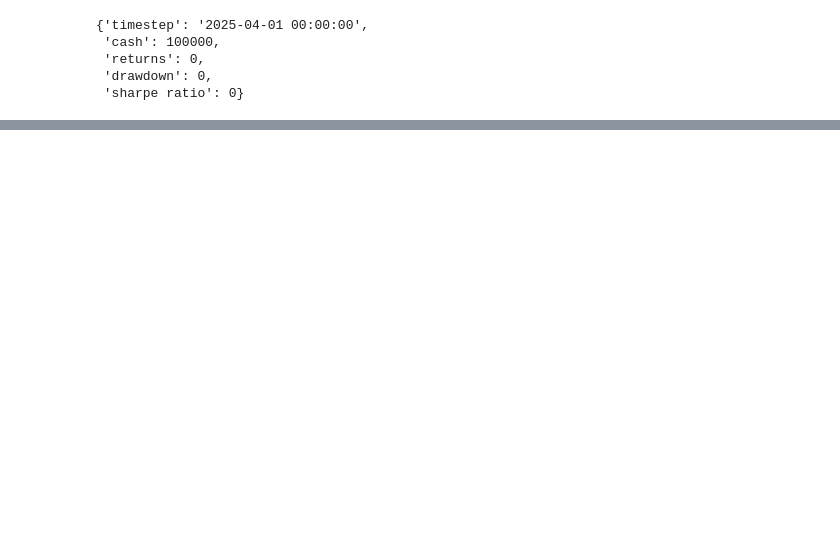
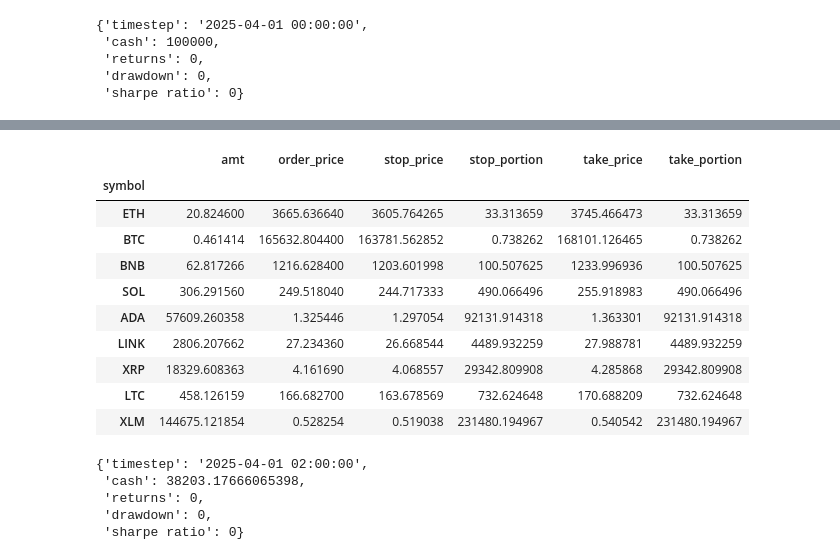
Before and after one commit to DivyanshGupta2006/Project-catRL, a Jupyter notebook: notebooks/backtesting.ipynb, the cells around one changed output, grey strips where cells are left out. Drawn from its saved outputs; the diff is of its cells as text; code cells hidden in the pictures; blank space fills up the shorter version.

```diff
--- a/notebooks/backtesting.ipynb
+++ b/notebooks/backtesting.ipynb
@@ -124,0 +308,3 @@ np.float64(100000.0)
+# %%
+candle2 = slippage.get_order_price(candle2, Pt)
+candle2
@@ -124,0 +329,3 @@ np.float64(100000.0)
+# %%
+candle2 = amount_calculator.calculate(candle2, Pt)
+candle2
@@ -124,0 +350,4 @@ np.float64(100000.0)
+# %%
+candle2 = stop_loss.get_stop_loss(candle2)
+candle2 = take_profit.get_take_profit(candle2)
+candle2
@@ -124,0 +372,3 @@ np.float64(100000.0)
+# %%
+order2 = place_order.place(candle2)
+order2
@@ -124,0 +393,25 @@ np.float64(100000.0)
+# %%
+execute_order.execute(order2)
+portfolio = read_file.read_portfolio()
+portfolio
+# %% [output]
+|  | amt | order_price | stop_price | stop_portion | take_price | take_portion |
+| symbol |  |  |  |  |  |  |
+| ETH | 20.824600 | 3665.636640 | 3605.764265 | 33.313659 | 3745.466473 | 33.313659 |
+| BTC | 0.461414 | 165632.804400 | 163781.562852 | 0.738262 | 168101.126465 | 0.738262 |
+| BNB | 62.817266 | 1216.628400 | 1203.601998 | 100.507625 | 1233.996936 | 100.507625 |
+| SOL | 306.291560 | 249.518040 | 244.717333 | 490.066496 | 255.918983 | 490.066496 |
+| ADA | 57609.260358 | 1.325446 | 1.297054 | 92131.914318 | 1.363301 | 92131.914318 |
+| LINK | 2806.207662 | 27.234360 | 26.668544 | 4489.932259 | 27.988781 | 4489.932259 |
+| XRP | 18329.608363 | 4.161690 | 4.068557 | 29342.809908 | 4.285868 | 29342.809908 |
+| LTC | 458.126159 | 166.682700 | 163.678569 | 732.624648 | 170.688209 | 732.624648 |
+| XLM | 144675.121854 | 0.528254 | 0.519038 | 231480.194967 | 0.540542 | 231480.194967 |
+# %%
+state = read_file.read_state()
+state
+# %% [output]
+{'timestep': '2025-04-01 02:00:00',
+ 'cash': 38203.17666065398,
+ 'returns': 0,
+ 'drawdown': 0,
+ 'sharpe ratio': 0}
```
Also changed, not shown: parts of 22 cells of this notebook, 14 other files.
